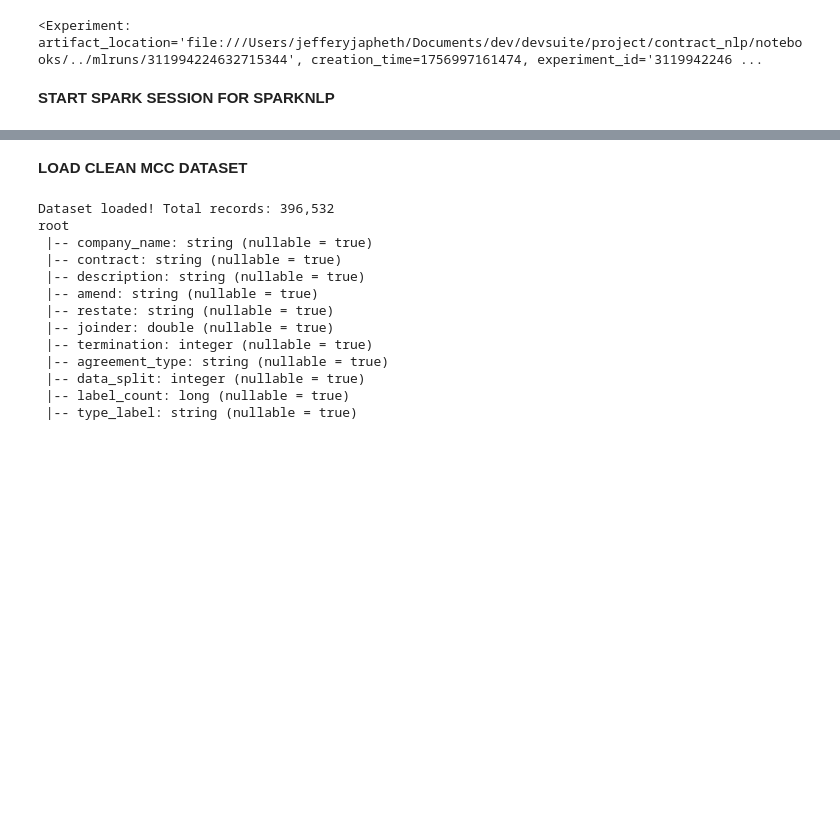
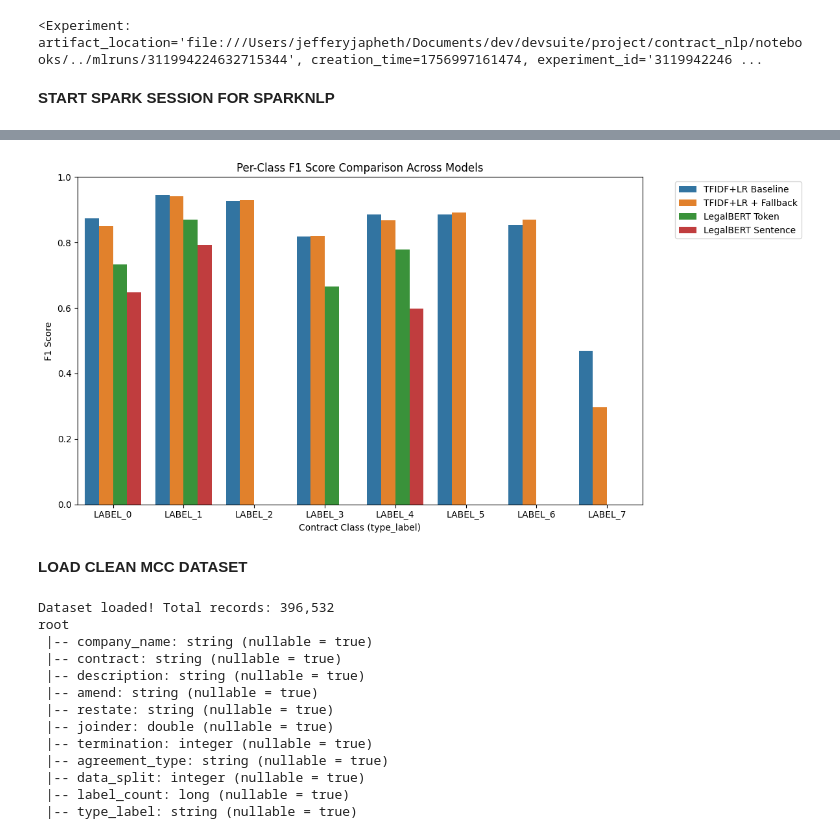
Before and after one commit to jefferyjapheth/legaldocument_nlp, a Jupyter notebook: notebooks/contract_nlp.ipynb, the cells around one changed output, grey strips where cells are left out. Saved outputs shown, nothing was run; the diff lists cells and outputs as text; code cells hidden in the pictures; blank space fills up the shorter version.

```diff
--- a/notebooks/contract_nlp.ipynb
+++ b/notebooks/contract_nlp.ipynb
@@ -130,3 +127,41 @@ SparkNLP initialized successfully with Apple Silicon support
+# %%
+import pandas as pd
+import matplotlib.pyplot as plt
+import seaborn as sns
+
+# Define class labels
+labels = ["LABEL_0","LABEL_1","LABEL_2","LABEL_3","LABEL_4","LABEL_5","LABEL_6","LABEL_7"]
+
+# F1 scores per model (from your classification reports)
+f1_baseline = [0.874, 0.945, 0.928, 0.819, 0.885, 0.886, 0.854, 0.470]
+f1_fallback = [0.850, 0.942, 0.929, 0.821, 0.868, 0.891, 0.869, 0.297]
+f1_legalbert_token = [0.733, 0.869, 0.0, 0.666, 0.778, 0.0, 0.0, 0.0]
+f1_legalbert_sentence = [0.647, 0.793, 0.0, 0.0, 0.599, 0.0, 0.0, 0.0]
+
+# Create dataframe
+df_plot = pd.DataFrame({
+    "Class": labels,
+    "TFIDF+LR Baseline": f1_baseline,
+    "TFIDF+LR + Fallback": f1_fallback,
+    "LegalBERT Token": f1_legalbert_token,
+    "LegalBERT Sentence": f1_legalbert_sentence
+})
+
+# Melt for seaborn
+df_melt = df_plot.melt(id_vars="Class", var_name="Model", value_name="F1_score")
+
+# Plot
+plt.figure(figsize=(12,6))
+sns.barplot(data=df_melt, x="Class", y="F1_score", hue="Model")
+plt.title("Per-Class F1 Score Comparison Across Models")
+plt.ylabel("F1 Score")
+plt.xlabel("Contract Class (type_label)")
+plt.ylim(0,1)
+plt.legend(bbox_to_anchor=(1.05, 1), loc='upper left')
+plt.tight_layout()
+plt.show()
+# %% [output]
+[figure, added]
 # %% [markdown]
 **LOAD CLEAN MCC DATASET**
 # %%
```
Also changed, not shown: parts of 6 cells of this notebook, 25 other files.
